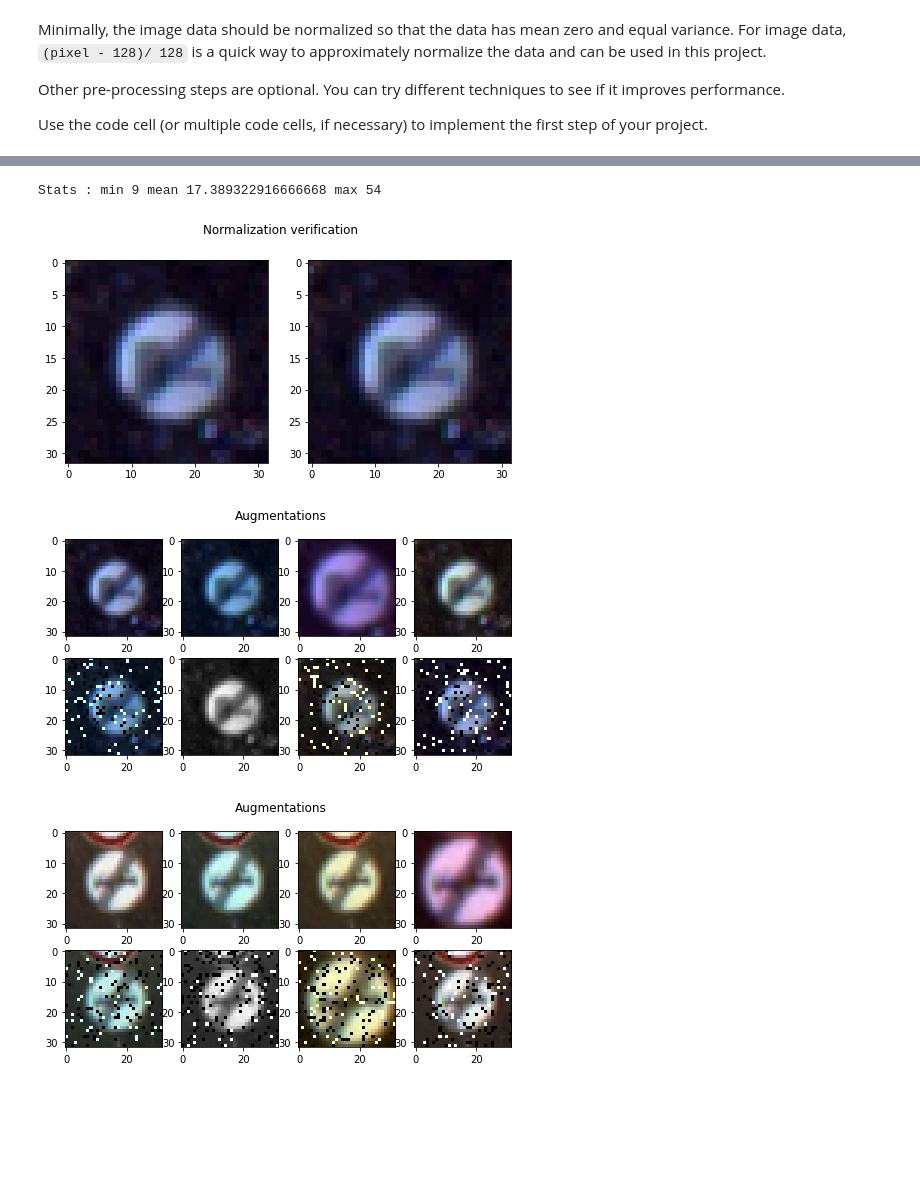
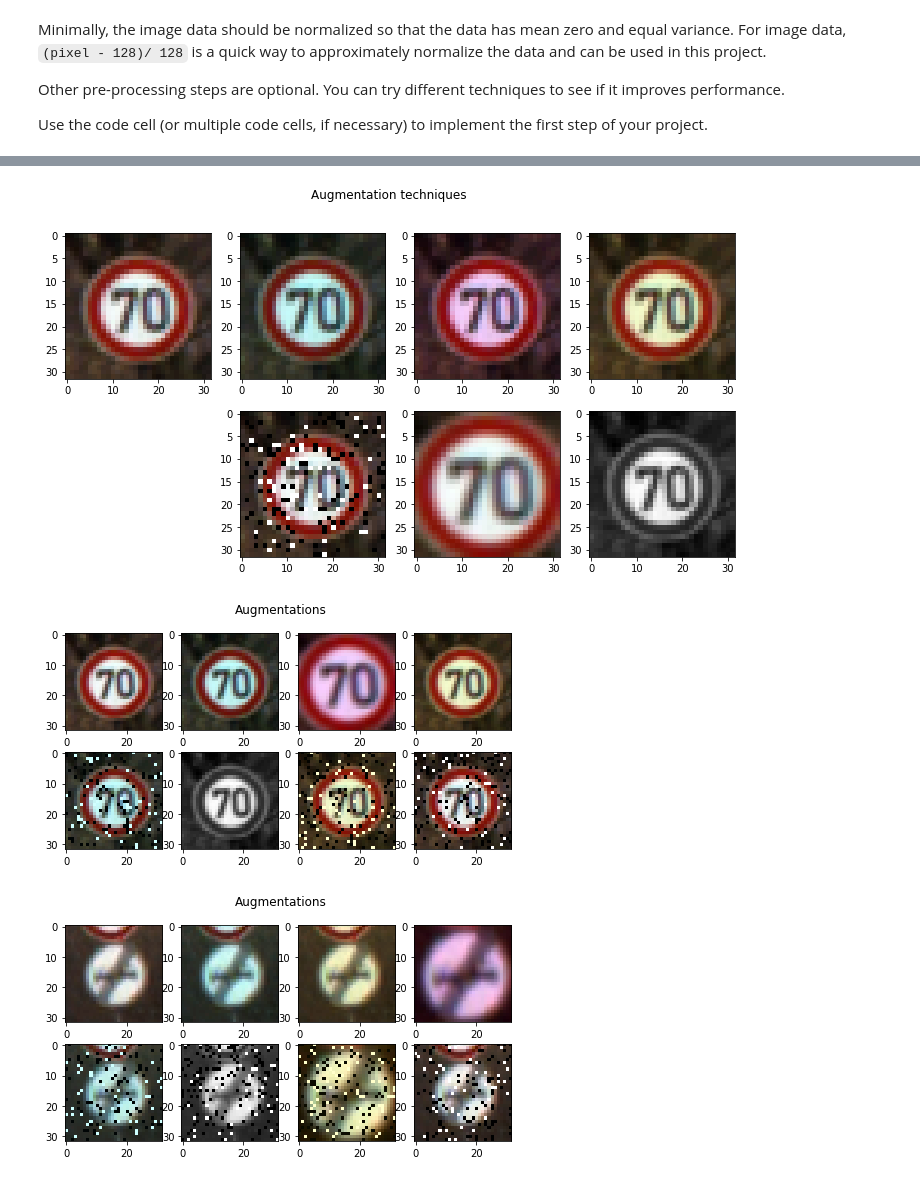
Before and after one commit to udacity/CarND-Traffic-Sign-Classifier-Project, a Jupyter notebook: Traffic_Sign_Classifier-TF2-GPU.ipynb, the cells around one changed output, grey strips where cells are left out. Saved outputs shown, nothing was run; the diff lists cells and outputs as text; code cells hidden in the pictures; blank space fills up the shorter version.

Commit message:
Writeup 20% with images

```diff
--- a/Traffic_Sign_Classifier-TF2-GPU.ipynb
+++ b/Traffic_Sign_Classifier-TF2-GPU.ipynb
@@ -239,3 +239,19 @@ def zoom_in(img, ratio=0.35):
     offset = int(h * half_ratio)
     roi = img[offset:h - offset, offset:w-offset]
     return cv2.resize(roi, (w,h), cv2.INTER_LANCZOS4)
+# %%
+# Plotting preprocessing step examples.
+# The "normalized" image, converted back (to_image(...)) must
+# looks very close to the original feature array, converted to_image.
+img_piece = valid['features'][1010].copy()
+
+print("Stats : min {} mean {} max {}".format(img_piece.min(), img_piece.mean(), img_piece.max()))
+
+norm = normalize_pickle(img_piece)
+
+two_f = plt.figure(figsize=(8,4))
+two_f.suptitle("Normalization verification")
+two_f.add_subplot(1, 2, 1)
+plt.imshow(img_piece)
+two_f.add_subplot(1, 2, 2)
+plt.imshow(to_image(norm))
@@ -242,44 +262,47 @@ def zoom_in(img, ratio=0.35):
+# %%
+# Display each augmentation technique
+f = plt.figure(figsize=(12,6))
+f.suptitle("Augmentation techniques")
+f.add_subplot(2, 4, 1)
+plt.imshow(to_image(img_piece))
+f.add_subplot(2, 4, 2)
+plt.imshow(to_image(bleach(img_piece, 0)))
+f.add_subplot(2, 4, 3)
+plt.imshow(to_image(bleach(img_piece, 1)))
+f.add_subplot(2, 4, 4)
+plt.imshow(to_image(bleach(img_piece, 2)))
+f.add_subplot(2, 4, 6)
+plt.imshow(to_image(salt_pepper(img_piece)))
+f.add_subplot(2, 4, 7)
+plt.imshow(to_image(zoom_in(img_piece)))
+f.add_subplot(2, 4, 8)
+plt.imshow(to_image(to_3ch_gray(img_piece)))
+plt.show(block=True)
+# %% [output]
+[figure, added]
 # %%
-# Plotting preprocessing step examples.
-# The "normalized" image, converted back (to_image(...)) must
-# looks very close to the original feature array, converted to_image.
-img_piece = valid['features'][1300].copy()
-
-print("Stats : min {} mean {} max {}".format(img_piece.min(), img_piece.mean(), img_piece.max()))
-
-norm = normalize_pickle(img_piece)
-
-two_f = plt.figure(figsize=(8,4))
-two_f.suptitle("Normalization verification")
-two_f.add_subplot(1, 2, 1)
-plt.imshow(to_image(img_piece))
-two_f.add_subplot(1, 2, 2)
-plt.imshow(to_image(norm))
-
-# Display various augmentations and their combinations
+# Display various augmentations and their combinations, used for dataset transformation.
 f = plt.figure(figsize=(8,4))
 f.suptitle("Augmentations")
 f.add_subplot(2, 4, 1)
 plt.imshow(to_image(img_piece))
 f.add_subplot(2, 4, 2)
 plt.imshow(to_image(bleach(img_piece, 0)))
 f.add_subplot(2, 4, 3)
 plt.imshow(to_image(zoom_in(bleach(img_piece, 1), 0.35)))
 f.add_subplot(2, 4, 4)
 plt.imshow(to_image(bleach(img_piece, 2)))
 f.add_subplot(2, 4, 5)
 plt.imshow(to_image(bleach(salt_pepper(img_piece), 0)))
 f.add_subplot(2, 4, 6)
 plt.imshow(to_image(to_3ch_gray(img_piece)))
 f.add_subplot(2, 4, 7)
 plt.imshow(to_image(bleach(salt_pepper(img_piece), 2)))
 f.add_subplot(2, 4, 8)
 plt.imshow(to_image(salt_pepper(img_piece)))
 plt.show(block=True)
 # %% [output]
-Stats : min 9 mean 17.389322916666668 max 54
-[figure, old version]
+[figure, new version]
-[figure, removed]
 # %%
 # Normalize and augment train, validation and test datasets.
 # For each train image we create 7 augmented ones:
```
Also changed, not shown: parts of 3 cells of this notebook, 7 other files.
